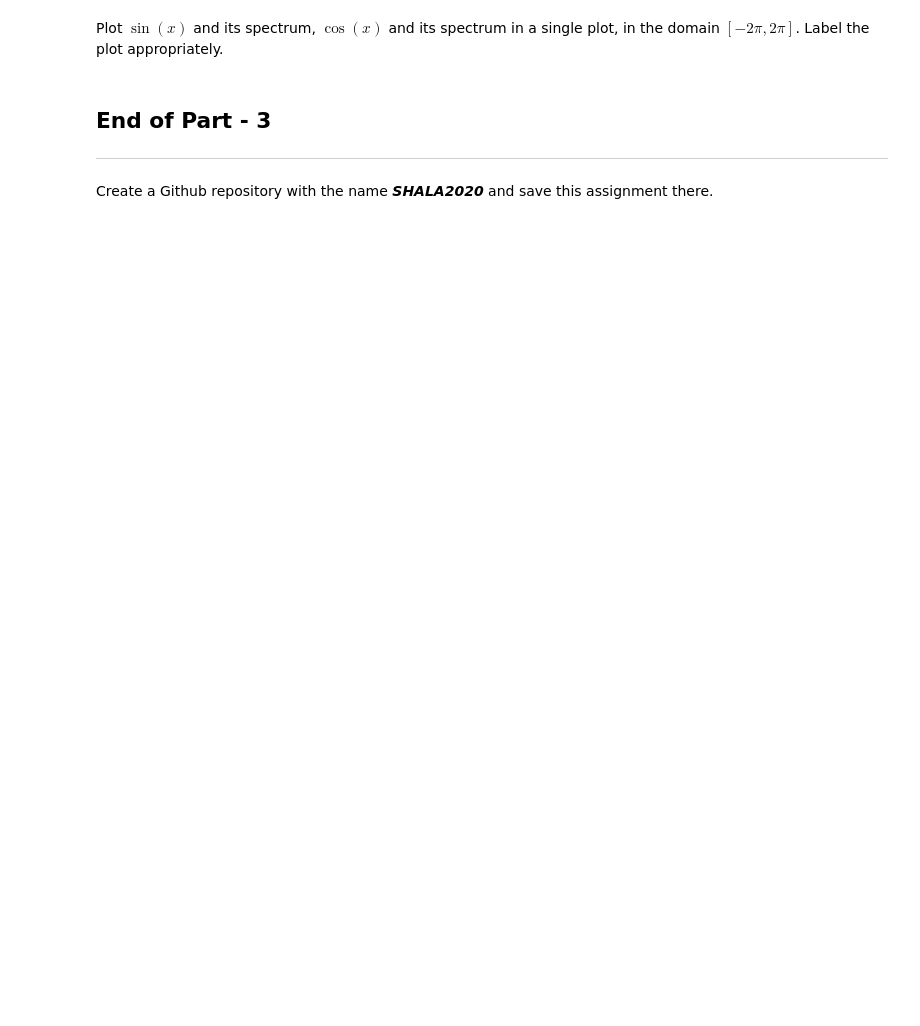
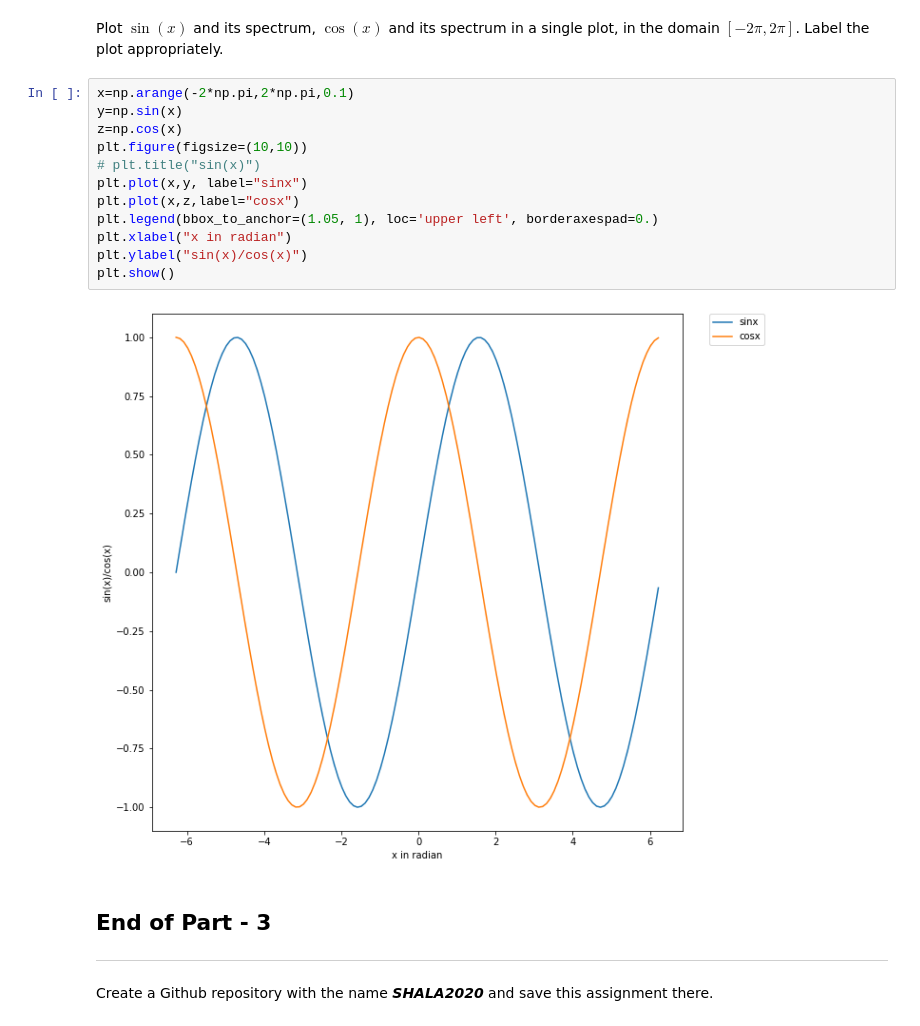
Before and after one commit to hemantkiitg/shala_2020, a Jupyter notebook: Assignment_1_DS.ipynb, the cells around one changed output. Cells and saved outputs as stored; diff of their text form; blank space fills up the shorter version.

```diff
--- a/Assignment_1_DS.ipynb
+++ b/Assignment_1_DS.ipynb
@@ -378,5 +381,19 @@ plt.show()
 # %% [markdown]
 Plot $\sin(x)$ and its spectrum, $\cos(x)$ and its spectrum in a single plot, in the domain $[-2\pi,2\pi]$. Label the plot appropriately.
+# %%
+x=np.arange(-2*np.pi,2*np.pi,0.1)
+y=np.sin(x)
+z=np.cos(x)
+plt.figure(figsize=(10,10))
+# plt.title("sin(x)")
+plt.plot(x,y, label="sinx")
+plt.plot(x,z,label="cosx")
+plt.legend(bbox_to_anchor=(1.05, 1), loc='upper left', borderaxespad=0.)
+plt.xlabel("x in radian")
+plt.ylabel("sin(x)/cos(x)")
+plt.show()
+# %% [output]
+[figure, added]
 # %% [markdown]
 ## End of Part - 3
 ---
```
Also changed, not shown: parts of 1 cell of this notebook.
